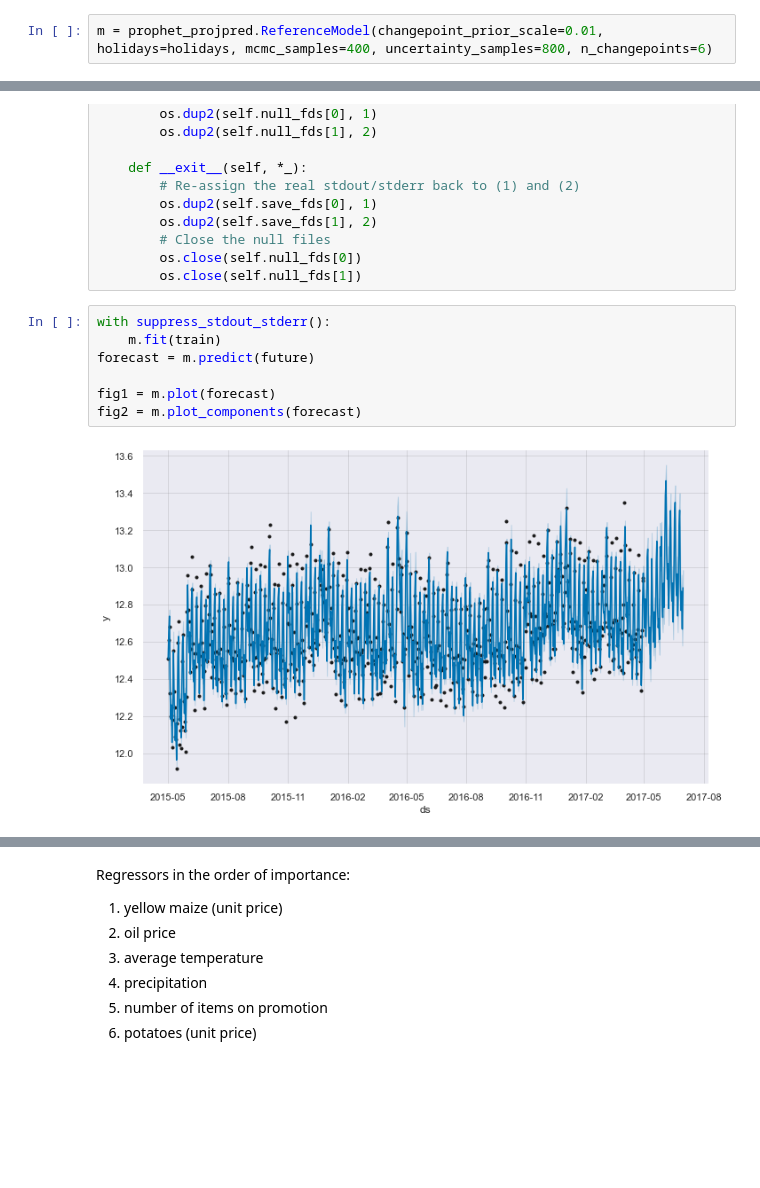
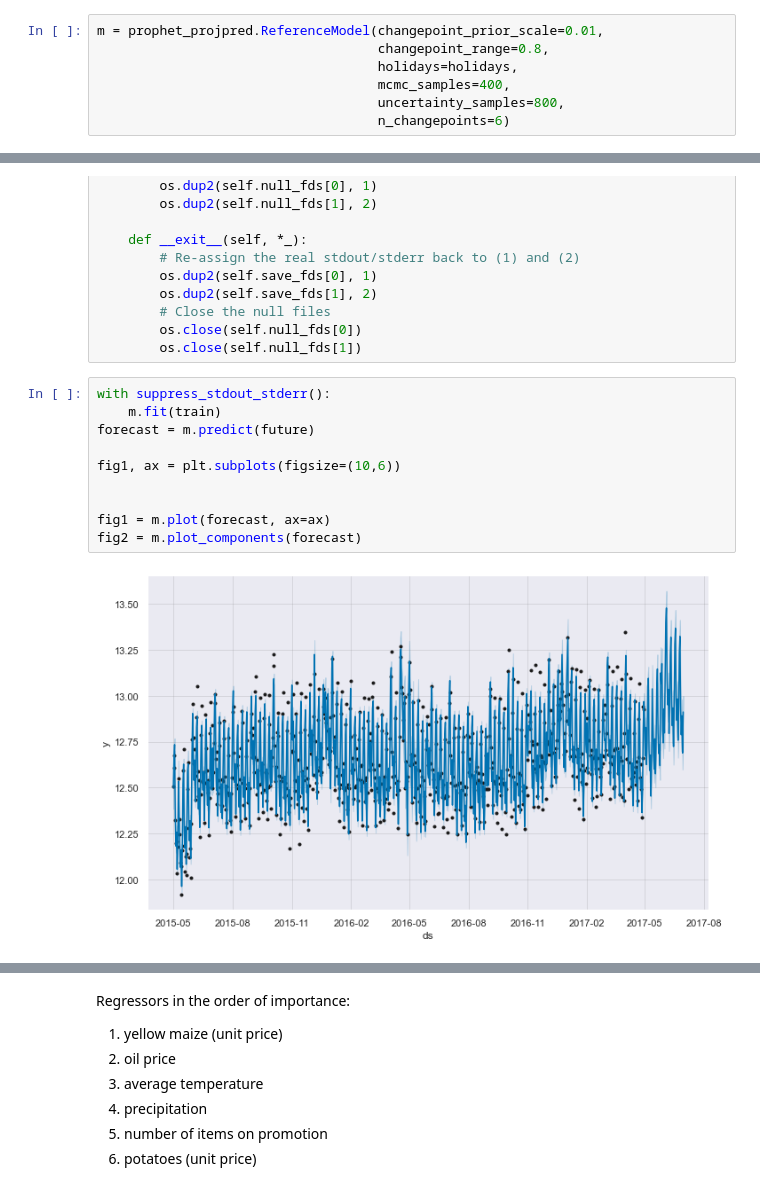
Before and after one commit to Elias-YJ/bsc-thesis, a Jupyter notebook: Projections_stiff.ipynb, the cells around one changed output, grey strips where cells are left out. Cells and saved outputs as stored; diff of their text form; blank space fills up the shorter version.

```diff
--- a/Projections_stiff.ipynb
+++ b/Projections_stiff.ipynb
@@ -98,7 +97,12 @@ holidays
 | 186 | 2017-04-14 | Viernes Santo |
 187 rows × 2 columns
 # %%
-m = prophet_projpred.ReferenceModel(changepoint_prior_scale=0.01, holidays=holidays, mcmc_samples=400, uncertainty_samples=800, n_changepoints=6)
+m = prophet_projpred.ReferenceModel(changepoint_prior_scale=0.01,
+                                    changepoint_range=0.8,
+                                    holidays=holidays,
+                                    mcmc_samples=400,
+                                    uncertainty_samples=800,
+                                    n_changepoints=6)
 # %%
 m.add_seasonality(name='yearly', period=365.25, fourier_order=8, prior_scale=10)
 m.add_seasonality(name='monthly', period=30.5, fourier_order=8, prior_scale=10)
@@ -144,9 +148,12 @@ class suppress_stdout_stderr(object):
 # %%
 with suppress_stdout_stderr():
     m.fit(train)
 forecast = m.predict(future)
 
-fig1 = m.plot(forecast)
+fig1, ax = plt.subplots(figsize=(10,6))
+
+
+fig1 = m.plot(forecast, ax=ax)
 fig2 = m.plot_components(forecast)
 # %% [output]
-[figure, old version]
+[figure, new version]
```
Also changed, not shown: parts of 18 cells of this notebook, 3 other files.
